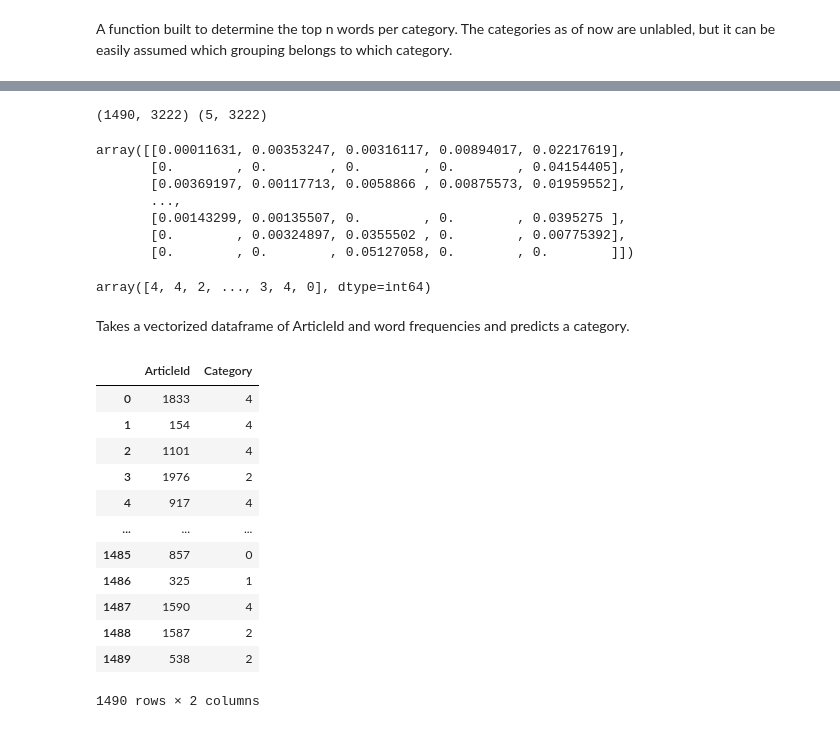
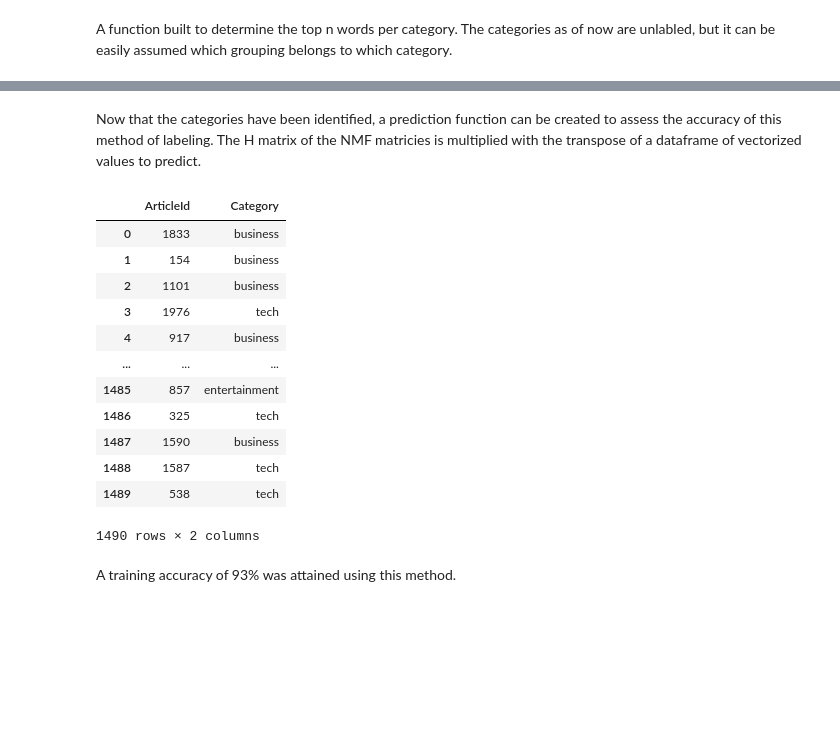
Before and after one commit to iansind/news-article-classification, a Jupyter notebook: BBC_text_classification.ipynb, the cells around one changed output, grey strips where cells are left out. Saved outputs shown, nothing was run; the diff lists cells and outputs as text; code cells hidden in the pictures; blank space fills up the shorter version.

```diff
--- a/BBC_text_classification.ipynb
+++ b/BBC_text_classification.ipynb
@@ -50,12 +66,20 @@ The text is vectorized to allow for processing by the models. An L1 loss functio
 # %%
-vect = TfidfVectorizer(sublinear_tf=True, norm='l1', min_df=0.01, max_df=0.95, ngram_range=(1,2), stop_words='english')
-vectX = vect.fit_transform(df.Text)
+# Takes a dataframe, returns a vectorized numpy matrix, associated dataframe, and vectorizer object.
+def df_to_vect(dataframe, shuf=False):
+    if shuf == True:
+        dataframe = dataframe.sample(frac=1, random_state=0).reset_index(drop=True)
 
-vectX = vectX.toarray()
-df_vect = pd.DataFrame(vectX, columns=vect.get_feature_names_out())
-df_vect['Category'] = df.Category
-df_vect.insert(0, 'ArticleId', df.ArticleId, True)
-#df_vect.index = df.ArticleId
+    vect = TfidfVectorizer(sublinear_tf=True, norm='l2', min_df=0.01, max_df=0.95, ngram_range=(1, 2), stop_words='english')
+    vectX = vect.fit_transform(dataframe.Text)
+
+    vectX = vectX.toarray()
+    df_vect = pd.DataFrame(vectX, columns=vect.get_feature_names_out())
+    df_vect['Category'] = dataframe.Category
+    df_vect.insert(0, 'ArticleId', dataframe.ArticleId, True)
+
+    return vectX, df_vect, vect
+
+vectX, df_vect, vect = df_to_vect(df)
 
 print(df_vect.shape)
 df_vect.head()
@@ -131,48 +127,33 @@ array([[1.83911948e-03, 3.47941742e-04, 3.31571391e-04, ...,
-# %%
-print(Wpred.shape, H.shape)
-# %% [output]
-(1490, 3222) (5, 3222)
-# %%
-W
-# %% [output]
-array([[0.00011631, 0.00353247, 0.00316117, 0.00894017, 0.02217619],
-       [0.        , 0.        , 0.        , 0.        , 0.04154405],
-       [0.00369197, 0.00117713, 0.0058866 , 0.00875573, 0.01959552],
-       ...,
-       [0.00143299, 0.00135507, 0.        , 0.        , 0.0395275 ],
-       [0.        , 0.00324897, 0.0355502 , 0.        , 0.00775392],
-       [0.        , 0.        , 0.05127058, 0.        , 0.        ]])
 # %%
-ordered_labels = {0:'sport', 1:'entertainment', 2:'tech', 3:'politics', 4:'business'}
+# Mapping of target lables to ordering.
+ordered_labels = {0:'tech', 1:'sport', 2:'business', 3:'politics', 4:'entertainment'}
-# %%
-max_index = H.argmax(axis=0)
-max_index
-# %% [output]
-array([4, 4, 2, ..., 3, 4, 0], dtype=int64)
 # %% [markdown]
-Takes a vectorized dataframe of ArticleId and word frequencies and predicts a category.
+Now that the categories have been identified, a prediction function can be created to assess the accuracy of this method of labeling. The H matrix of the NMF matricies is multiplied with the transpose of a dataframe of vectorized values to predict.
 # %%
-def nmf_predict(dataframe):
+# Takes a vectorized dataframe of ArticleId and word frequencies and returns a dataframe of predictions for each entry.
+def nmf_predict(H_mat, dataframe, labels):
     IDs = dataframe.ArticleId
     df_calc = dataframe.iloc[:, 1:]
-    calcs = np.dot(H, np.transpose(df_calc))
+    calcs = np.dot(H_mat, np.transpose(df_calc))
     best = calcs.argmax(axis=0)
     data = {'ArticleId': IDs, 'Category': best}
-    return pd.DataFrame(data)
+    preds = pd.DataFrame(data)
+    preds = preds.replace({'Category':labels})
+    return preds
 
-preds = nmf_predict(df_vect.iloc[:, :-1])
+preds = nmf_predict(H_mat = H, dataframe = df_vect.iloc[:, :-1], labels=ordered_labels)
 preds
 # %% [output]
 |  | ArticleId | Category |
-| 0 | 1833 | 4 |
-| 1 | 154 | 4 |
-| 2 | 1101 | 4 |
-| 3 | 1976 | 2 |
-| 4 | 917 | 4 |
+| 0 | 1833 | business |
+| 1 | 154 | business |
+| 2 | 1101 | business |
+| 3 | 1976 | tech |
+| 4 | 917 | business |
 | ... | ... | ... |
-| 1485 | 857 | 0 |
-| 1486 | 325 | 1 |
-| 1487 | 1590 | 4 |
-| 1488 | 1587 | 2 |
-| 1489 | 538 | 2 |
+| 1485 | 857 | entertainment |
+| 1486 | 325 | tech |
+| 1487 | 1590 | business |
+| 1488 | 1587 | tech |
+| 1489 | 538 | tech |
 1490 rows × 2 columns
@@ -184 +160,3 @@ preds = preds.replace({'Category':ordered_labels})
+# %% [markdown]
+A training accuracy of 93% was attained using this method.
 # %%
```
Also changed, not shown: parts of 39 cells of this notebook.
